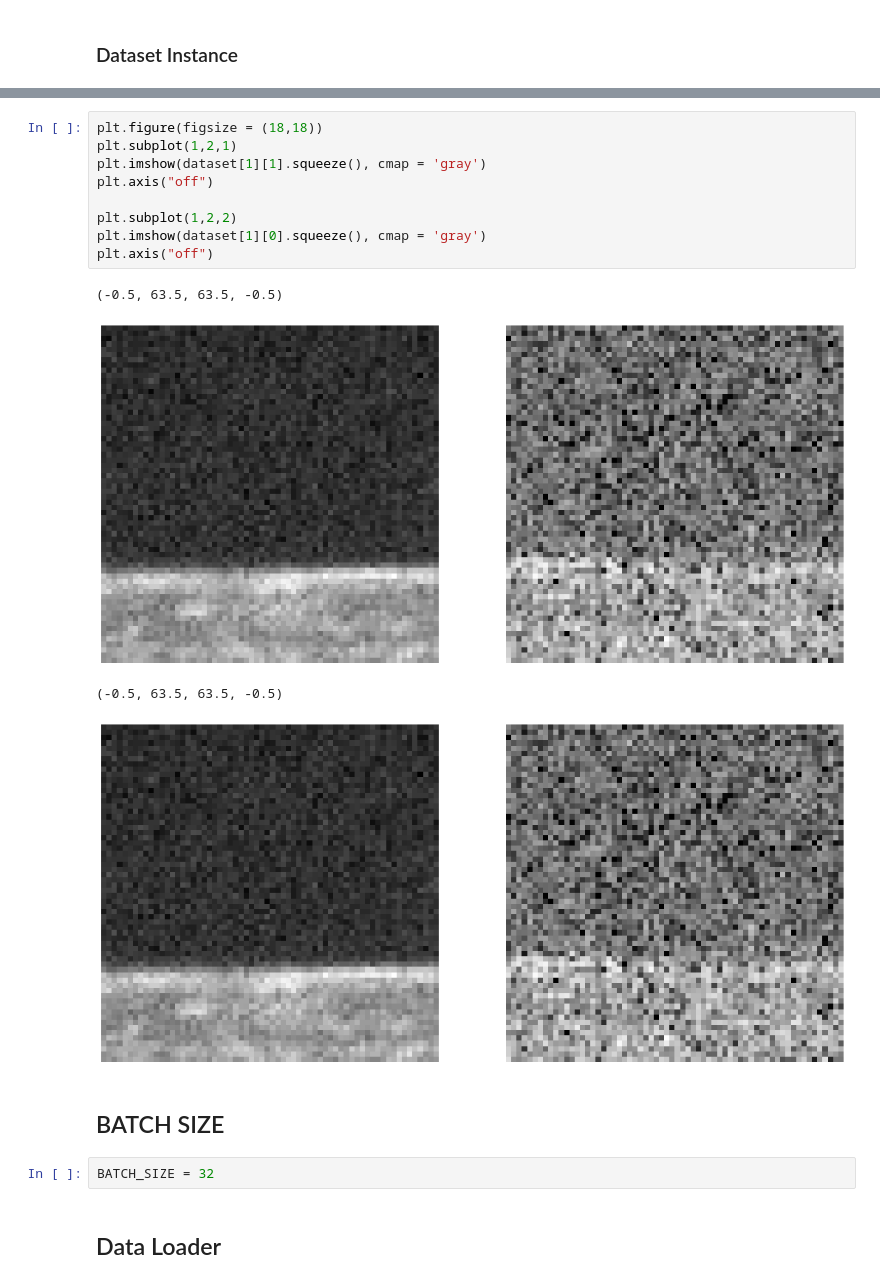
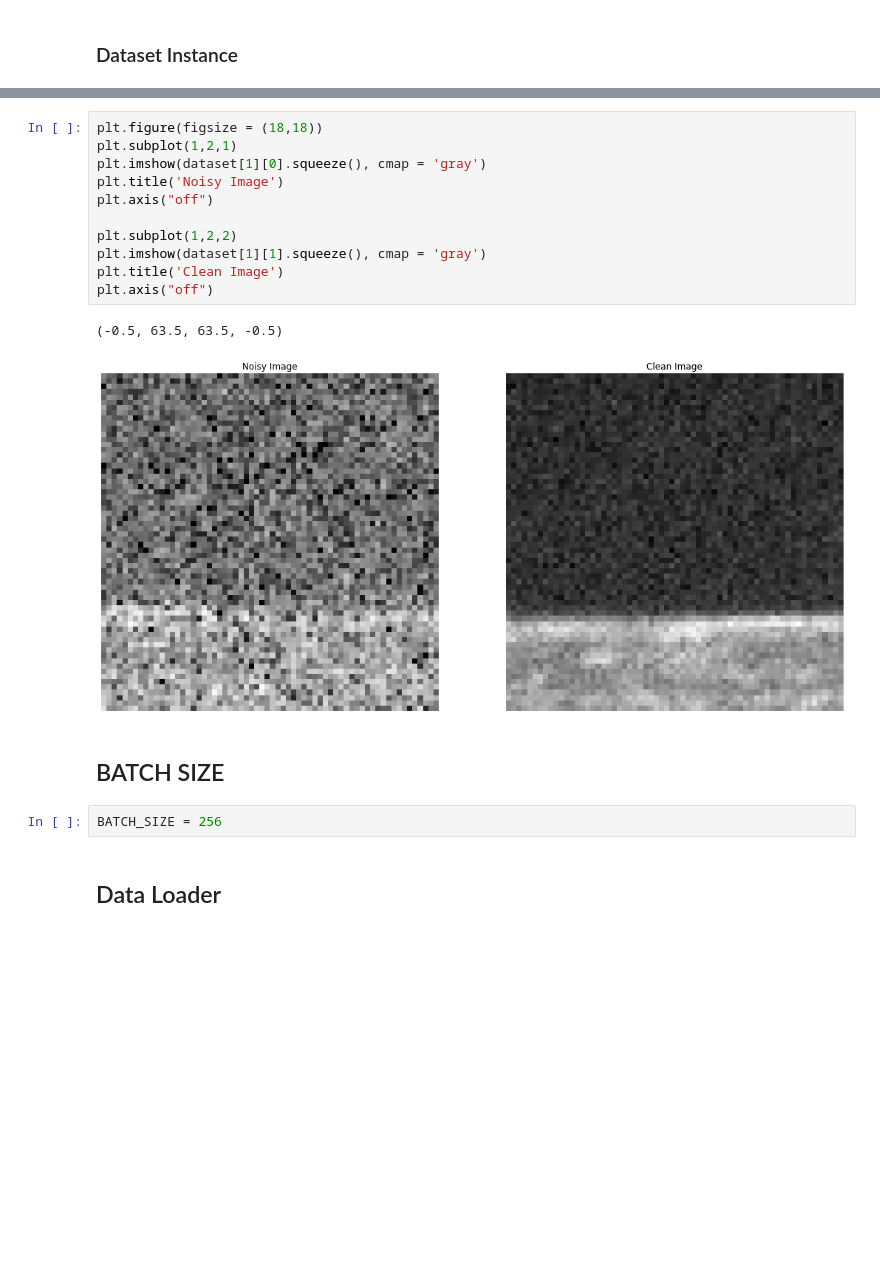
Before and after one commit to Zahidlab/OCT-classifier, a Jupyter notebook: OCT_Image_Denoiser_Pytorch.ipynb, the cells around one changed output, grey strips where cells are left out. Saved outputs shown, nothing was run; the diff lists cells and outputs as text; blank space fills up the shorter version.

```diff
--- a/OCT_Image_Denoiser_Pytorch.ipynb
+++ b/OCT_Image_Denoiser_Pytorch.ipynb
@@ -296,20 +296,20 @@ len(dataset)
 # %%
 plt.figure(figsize = (18,18))
 plt.subplot(1,2,1)
-plt.imshow(dataset[1][1].squeeze(), cmap = 'gray')
+plt.imshow(dataset[1][0].squeeze(), cmap = 'gray')
+plt.title('Noisy Image')
 plt.axis("off")
 
 plt.subplot(1,2,2)
-plt.imshow(dataset[1][0].squeeze(), cmap = 'gray')
+plt.imshow(dataset[1][1].squeeze(), cmap = 'gray')
+plt.title('Clean Image')
 plt.axis("off")
 # %% [output]
 (-0.5, 63.5, 63.5, -0.5)
-[figure, old version]
+[figure, new version]
-(-0.5, 63.5, 63.5, -0.5)
-[figure, removed]
 # %% [markdown]
 ## BATCH SIZE
 # %%
-BATCH_SIZE = 32
+BATCH_SIZE = 256
 # %% [markdown]
 ## Data Loader
```
Also changed, not shown: parts of 21 cells of this notebook.
